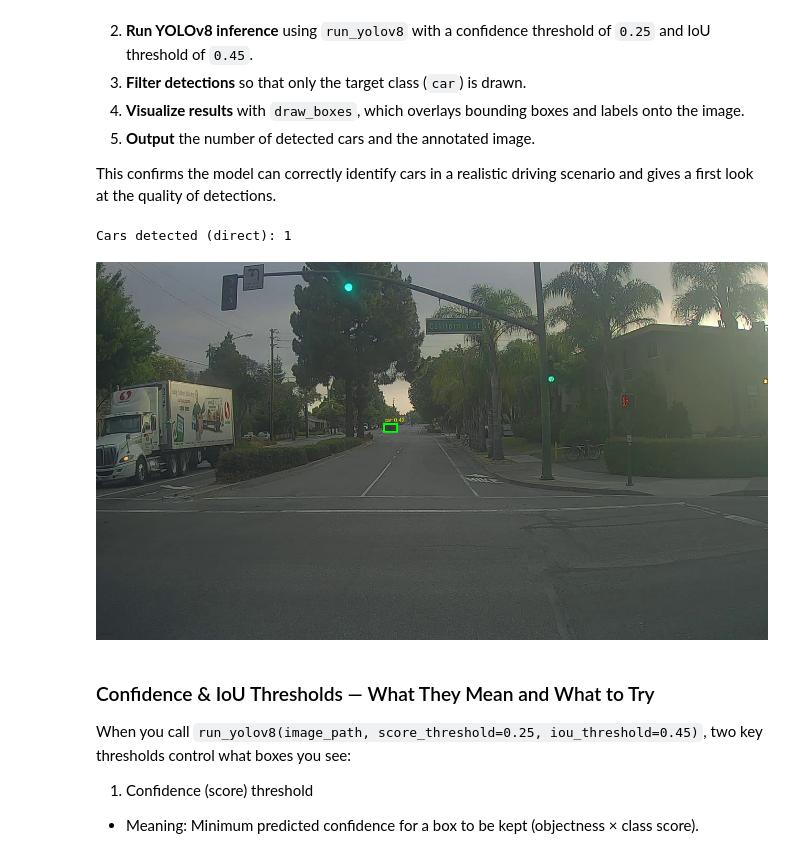
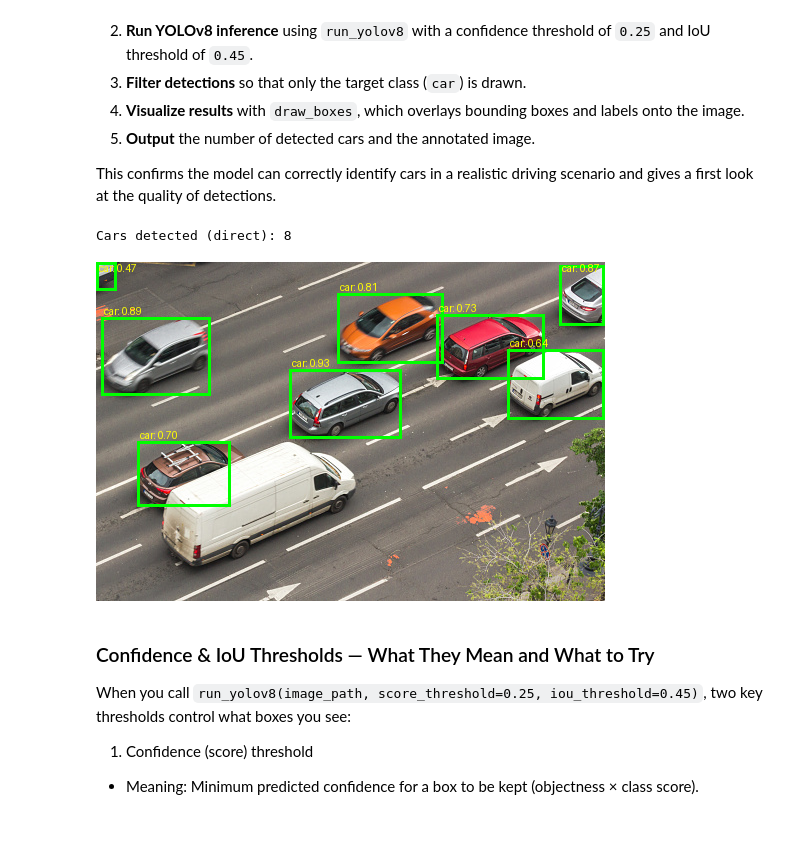
Before and after one commit to VirajKosala/DL-4---autonomous_driving_application_car_detection, a Jupyter notebook: autonomous_driving_application_car_detection_Part7_Updated.ipynb, the cells around one changed output. Cells and saved outputs as stored; diff of their text form; code cells hidden in the pictures; blank space fills up the shorter version.

```diff
--- a/autonomous_driving_application_car_detection_Part7_Updated.ipynb
+++ b/autonomous_driving_application_car_detection_Part7_Updated.ipynb
@@ -338,16 +408,16 @@ Process:
 
 This confirms the model can correctly identify cars in a realistic driving scenario and gives a first look at the quality of detections.
 # %%
-image_path = "/content/content/Lab4_Materials.zip/images-20260818T171644Z-1-001/images/0104.jpg"   # put your test road scene here
+image_path = "/content/content/Lab4_Materials.zip/images-20260818T171644Z-1-001/images/trafic_img.jpg"   # put your test road scene here
 
 # Direct YOLOv8
 boxes, scores, classes = run_yolov8(image_path, score_threshold=0.25, iou_threshold=0.75)
 vis, count = draw_boxes(image_path, boxes, scores, classes, class_names=class_names, wanted_idx=class_names.index("car"))
 print("Cars detected (direct):", count)
 display(vis)
 # %% [output]
-Cars detected (direct): 1
+Cars detected (direct): 8
-[figure, old version]
+[figure, new version]
 # %% [markdown]
 ### Confidence & IoU Thresholds — What They Mean and What to Try
 
```
Also changed, not shown: parts of 2 cells of this notebook.
